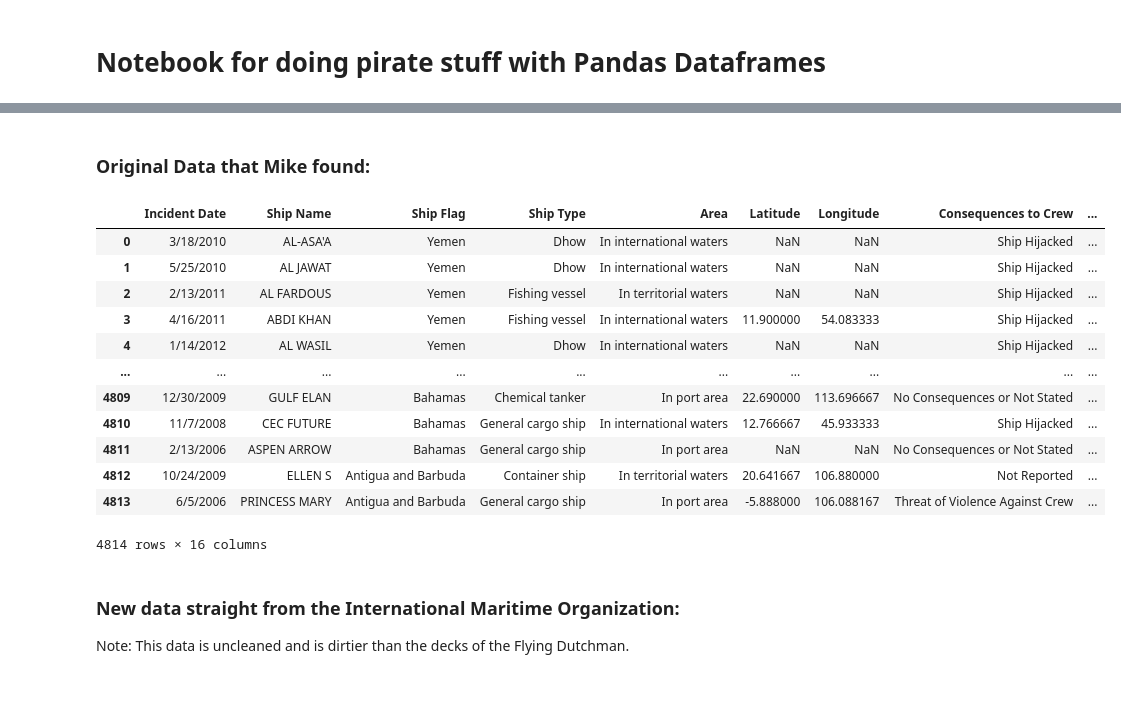
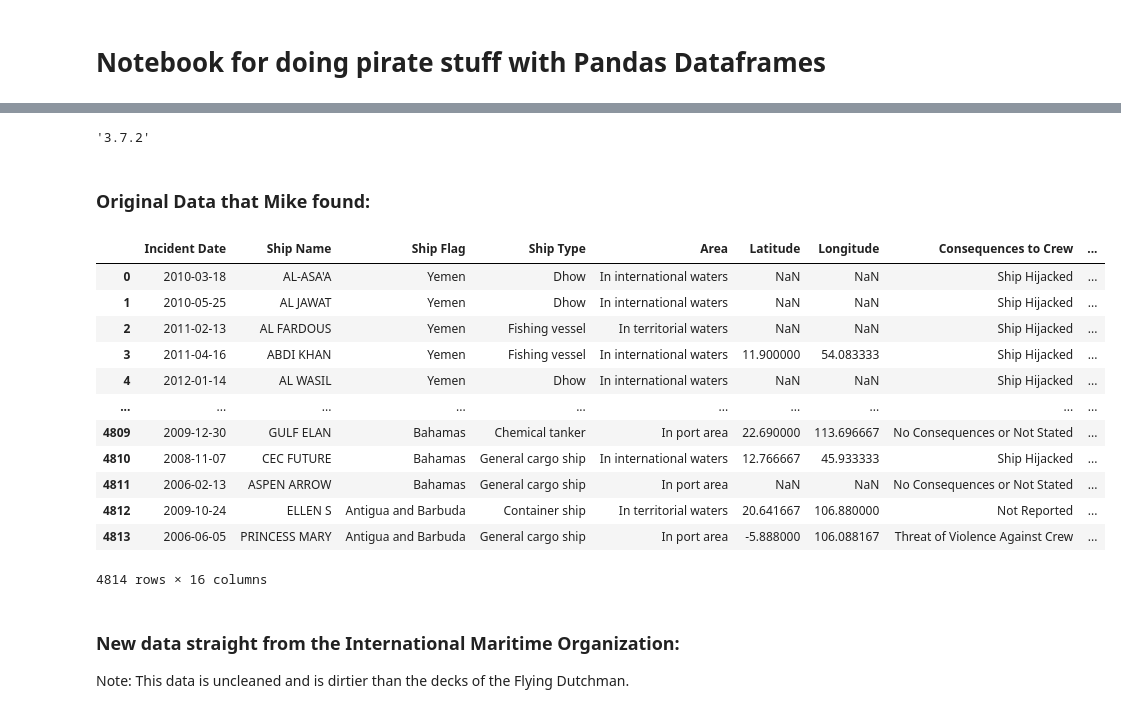
Before and after one commit to deryk96/pirates-of-monterey, a Jupyter notebook: dataframe_notebook.ipynb, the cells around one changed output, grey strips where cells are left out. Drawn from its saved outputs; the diff is of its cells as text; code cells hidden in the pictures.

```diff
--- a/dataframe_notebook.ipynb
+++ b/dataframe_notebook.ipynb
@@ -8,22 +36,31 @@ import matplotlib.pyplot as plt
+# %%
+spacy.__version__
+# %% [output]
+'3.7.2'
 # %% [markdown]
 ### Original Data that Mike found:
 # %%
-piracy_df_original = pd.read_csv('Data_Files/[Clean]_ListOfIncidents_IMO.xls')
+# Read clean csv
+piracy_df_original = pd.read_csv('Data_Files/[Clean] IMO Piracy - 2000 to 2022 (PDV 01-2023).csv')
+
+# Convert dates to datetime object
+piracy_df_original['Incident Date'] = pd.to_datetime(piracy_df_original['Incident Date'], format='%m/%d/%Y')
+
 # pd.concat([piracy_df_original.head(), piracy_df_original.tail()])
 piracy_df_original
 # %% [output]
 |  | Incident Date | Ship Name | Ship Flag | Ship Type | Area | Latitude | Longitude | Consequences to Crew | ... |
-| 0 | 3/18/2010 | AL-ASA'A | Yemen | Dhow | In international waters | NaN | NaN | Ship Hijacked | ... |
-| 1 | 5/25/2010 | AL JAWAT | Yemen | Dhow | In international waters | NaN | NaN | Ship Hijacked | ... |
-| 2 | 2/13/2011 | AL FARDOUS | Yemen | Fishing vessel | In territorial waters | NaN | NaN | Ship Hijacked | ... |
-| 3 | 4/16/2011 | ABDI KHAN | Yemen | Fishing vessel | In international waters | 11.900000 | 54.083333 | Ship Hijacked | ... |
-| 4 | 1/14/2012 | AL WASIL | Yemen | Dhow | In international waters | NaN | NaN | Ship Hijacked | ... |
+| 0 | 2010-03-18 | AL-ASA'A | Yemen | Dhow | In international waters | NaN | NaN | Ship Hijacked | ... |
+| 1 | 2010-05-25 | AL JAWAT | Yemen | Dhow | In international waters | NaN | NaN | Ship Hijacked | ... |
+| 2 | 2011-02-13 | AL FARDOUS | Yemen | Fishing vessel | In territorial waters | NaN | NaN | Ship Hijacked | ... |
+| 3 | 2011-04-16 | ABDI KHAN | Yemen | Fishing vessel | In international waters | 11.900000 | 54.083333 | Ship Hijacked | ... |
+| 4 | 2012-01-14 | AL WASIL | Yemen | Dhow | In international waters | NaN | NaN | Ship Hijacked | ... |
 | ... | ... | ... | ... | ... | ... | ... | ... | ... | ... |
-| 4809 | 12/30/2009 | GULF ELAN | Bahamas | Chemical tanker | In port area | 22.690000 | 113.696667 | No Consequences or Not Stated | ... |
-| 4810 | 11/7/2008 | CEC FUTURE | Bahamas | General cargo ship | In international waters | 12.766667 | 45.933333 | Ship Hijacked | ... |
-| 4811 | 2/13/2006 | ASPEN ARROW | Bahamas | General cargo ship | In port area | NaN | NaN | No Consequences or Not Stated | ... |
-| 4812 | 10/24/2009 | ELLEN S | Antigua and Barbuda | Container ship | In territorial waters | 20.641667 | 106.880000 | Not Reported | ... |
-| 4813 | 6/5/2006 | PRINCESS MARY | Antigua and Barbuda | General cargo ship | In port area | -5.888000 | 106.088167 | Threat of Violence Against Crew | ... |
+| 4809 | 2009-12-30 | GULF ELAN | Bahamas | Chemical tanker | In port area | 22.690000 | 113.696667 | No Consequences or Not Stated | ... |
+| 4810 | 2008-11-07 | CEC FUTURE | Bahamas | General cargo ship | In international waters | 12.766667 | 45.933333 | Ship Hijacked | ... |
+| 4811 | 2006-02-13 | ASPEN ARROW | Bahamas | General cargo ship | In port area | NaN | NaN | No Consequences or Not Stated | ... |
+| 4812 | 2009-10-24 | ELLEN S | Antigua and Barbuda | Container ship | In territorial waters | 20.641667 | 106.880000 | Not Reported | ... |
+| 4813 | 2006-06-05 | PRINCESS MARY | Antigua and Barbuda | General cargo ship | In port area | -5.888000 | 106.088167 | Threat of Violence Against Crew | ... |
 4814 rows × 16 columns
 # %%
 # Go forth and do great things
```
Also changed, not shown: parts of 19 cells of this notebook, 5 other files.
